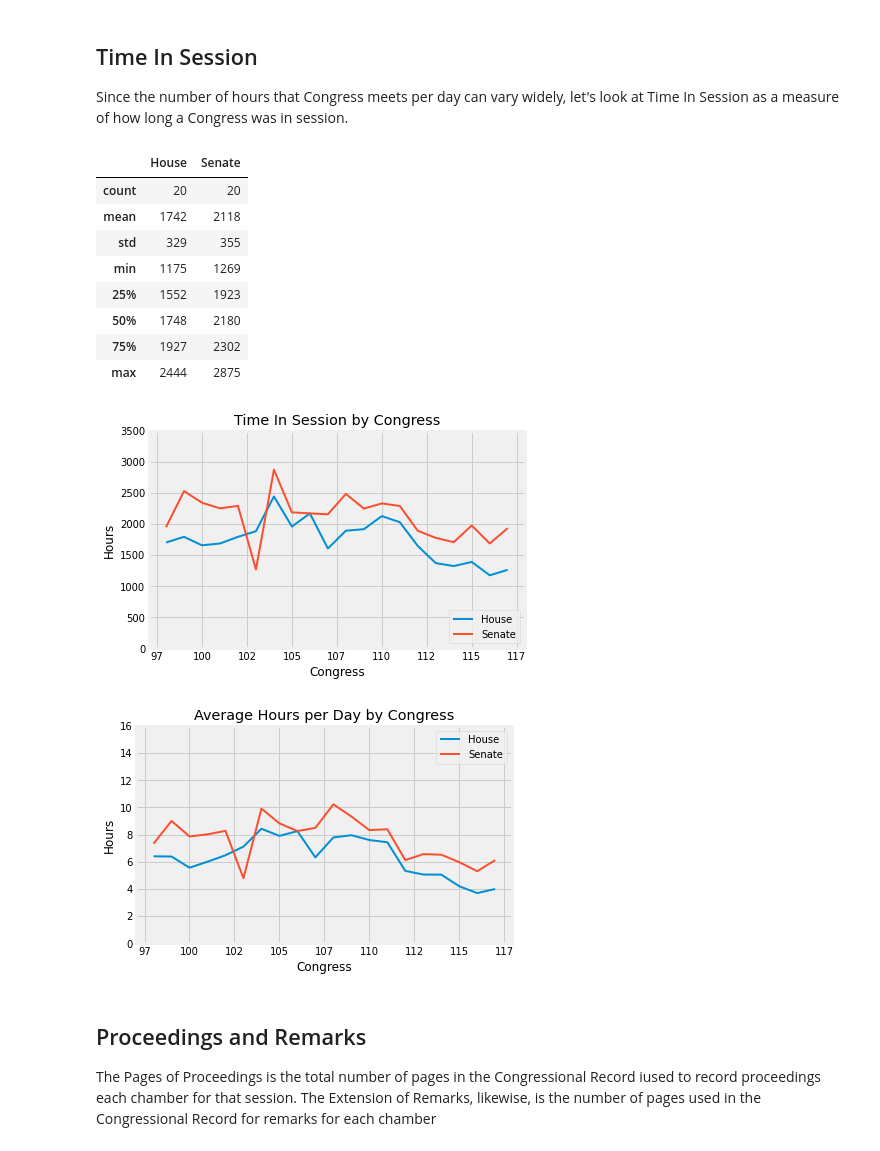
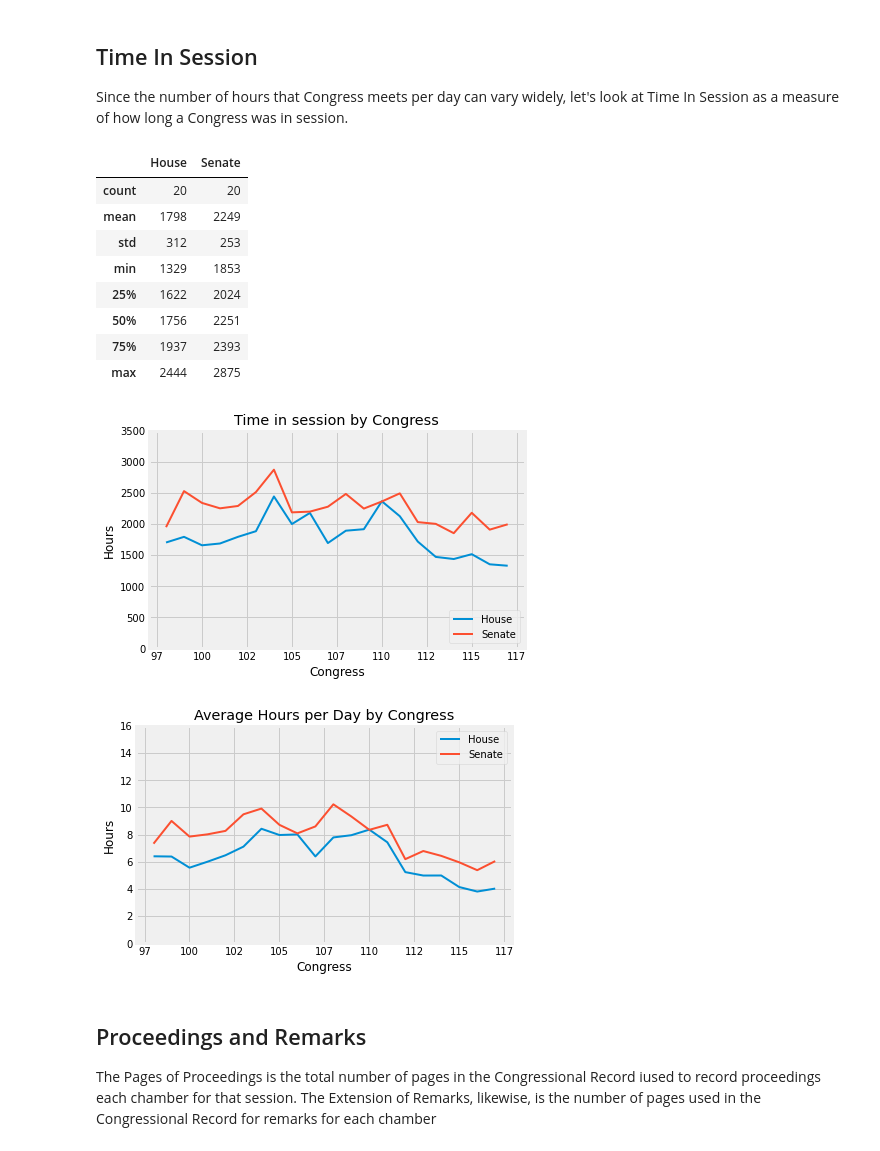
Before and after one commit to tamimcm416/congressional_activity, a Jupyter notebook: notebooks/ExploratoryDataAnalysis.ipynb, the cells around one changed output. Cells and saved outputs as stored; diff of their text form; code cells hidden in the pictures.

```diff
--- a/notebooks/ExploratoryDataAnalysis.ipynb
+++ b/notebooks/ExploratoryDataAnalysis.ipynb
@@ -139,6 +138,3 @@ gen_activity_df.head()
-# %%
-# Drop the minutes in the Time In Session column and convert to int for easier analysis
-gen_activity_df['Time In Session'] = gen_activity_df['Time In Session'].str.split('h ').str[0].astype(int)
 # %%
 # Split House and Senate data into separate dataframes for ease of comparison
 gen_house_df = gen_activity_df.loc[gen_activity_df['Chamber'] == 'House'].copy()
@@ -177,34 +175,34 @@ Since the number of hours that Congress meets per day can vary widely, let's loo
 as a measure of how long a Congress was in session.
 # %%
 # General statistics of Time In Session per Congress by Chamber
-time_df = pd.concat([gen_house_df['Time In Session'].describe(), gen_senate_df['Time In Session'].describe()], axis=1)
+time_df = pd.concat([gen_house_df['Time in session'].describe(), gen_senate_df['Time in session'].describe()], axis=1)
 time_df.columns = ['House', 'Senate']
 time_df = time_df.astype(int)
 time_df
 # %% [output]
 |  | House | Senate |
 | count | 20 | 20 |
-| mean | 1742 | 2118 |
-| std | 329 | 355 |
-| min | 1175 | 1269 |
-| 25% | 1552 | 1923 |
-| 50% | 1748 | 2180 |
-| 75% | 1927 | 2302 |
+| mean | 1798 | 2249 |
+| std | 312 | 253 |
+| min | 1329 | 1853 |
+| 25% | 1622 | 2024 |
+| 50% | 1756 | 2251 |
+| 75% | 1937 | 2393 |
 | max | 2444 | 2875 |
 # %%
 # Plot Hours In Session for each Chamber by Congress
 print()
 fig, ax = plt.subplots()
-gen_house_df[['Time In Session']].plot(ax=ax)
-gen_senate_df[['Time In Session']].plot(ax=ax)
-ax.set_title('Time In Session by Congress')
+gen_house_df[['Time in session']].plot(ax=ax)
+gen_senate_df[['Time in session']].plot(ax=ax)
+ax.set_title('Time in session by Congress')
 ax.set_xlabel(xlabel='Congress')
 ax.set_ylabel(ylabel='Hours')
 ax.set_ylim(bottom=0, top=3500)
 ax.legend(['House', 'Senate'], loc='lower right')
 ax.xaxis.set_major_formatter(plt.FormatStrFormatter('%i'))
 plt.show()
 # %% [output]
-[figure, old version]
+[figure, new version]
 # %%
 # Let's add a feature for average hours per day to both our dataframes
@@ -214,8 +212,8 @@ gen_senate_df['Avg Hours Per Day'] = gen_senate_df['Time In Session'] / gen_hous
 # Plot Average Hours Per Day In Session for each Chamber by Congress
 print()
 fig, ax = plt.subplots()
-gen_house_df[['Avg Hours Per Day']].plot(ax=ax)
-gen_senate_df[['Avg Hours Per Day']].plot(ax=ax)
+gen_house_df[['Avg hours per day']].plot(ax=ax)
+gen_senate_df[['Avg hours per day']].plot(ax=ax)
 ax.set_title('Average Hours per Day by Congress')
 ax.set_xlabel(xlabel='Congress')
 ax.set_ylabel(ylabel='Hours')
@@ -224,7 +222,7 @@ ax.legend(['House', 'Senate'], loc='upper right')
 ax.xaxis.set_major_formatter(plt.FormatStrFormatter('%i'))
 plt.show()
 # %% [output]
-[figure, old version]
+[figure, new version]
 # %% [markdown]
 ## Proceedings and Remarks
 The Pages of Proceedings is the total number of pages in the Congressional Record iused to record proceedings each chamber for that session. The Extension of Remarks, likewise, is the number of pages used in the Congressional Record for remarks for each chamber
```
Also changed, not shown: parts of 17 cells of this notebook, 2 other files.
